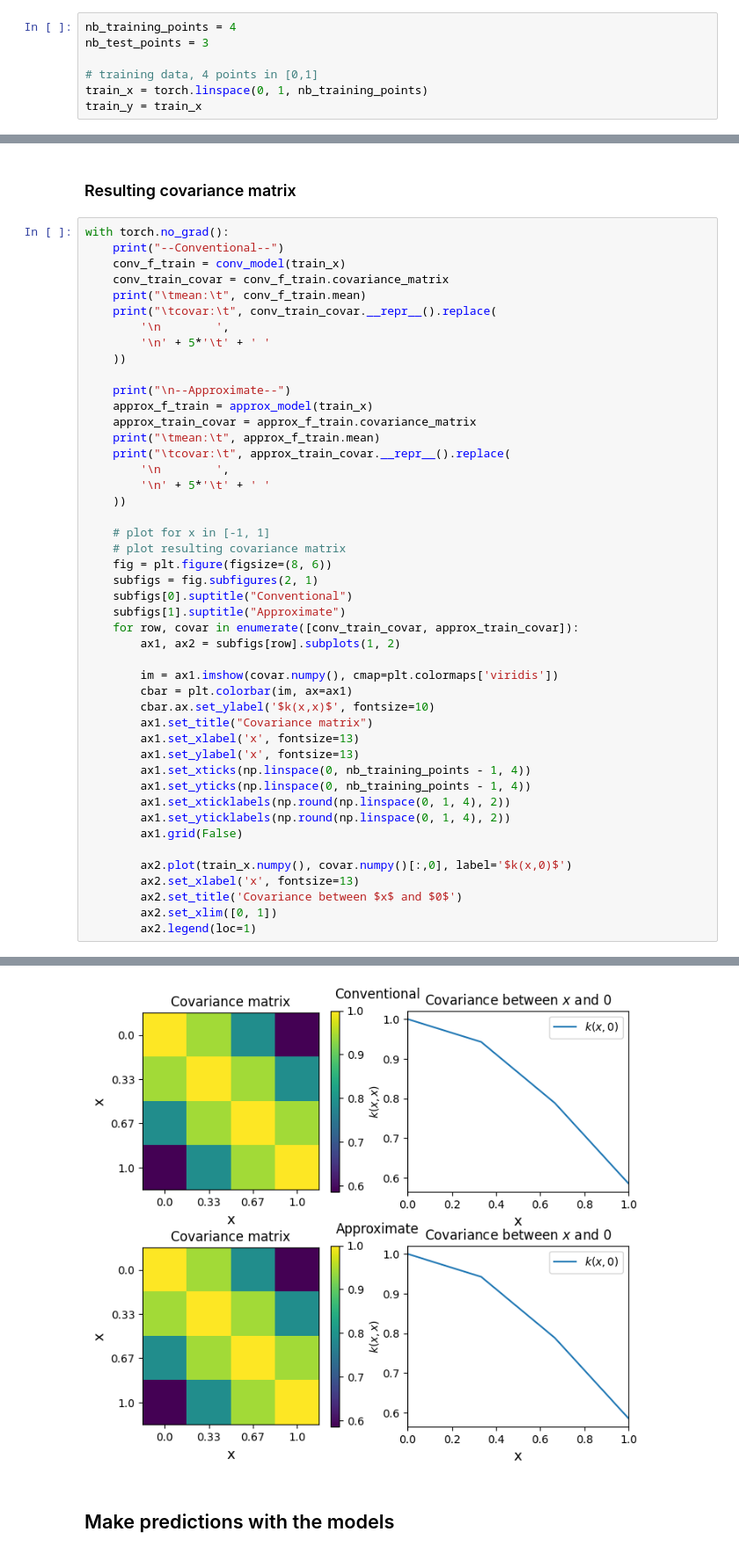
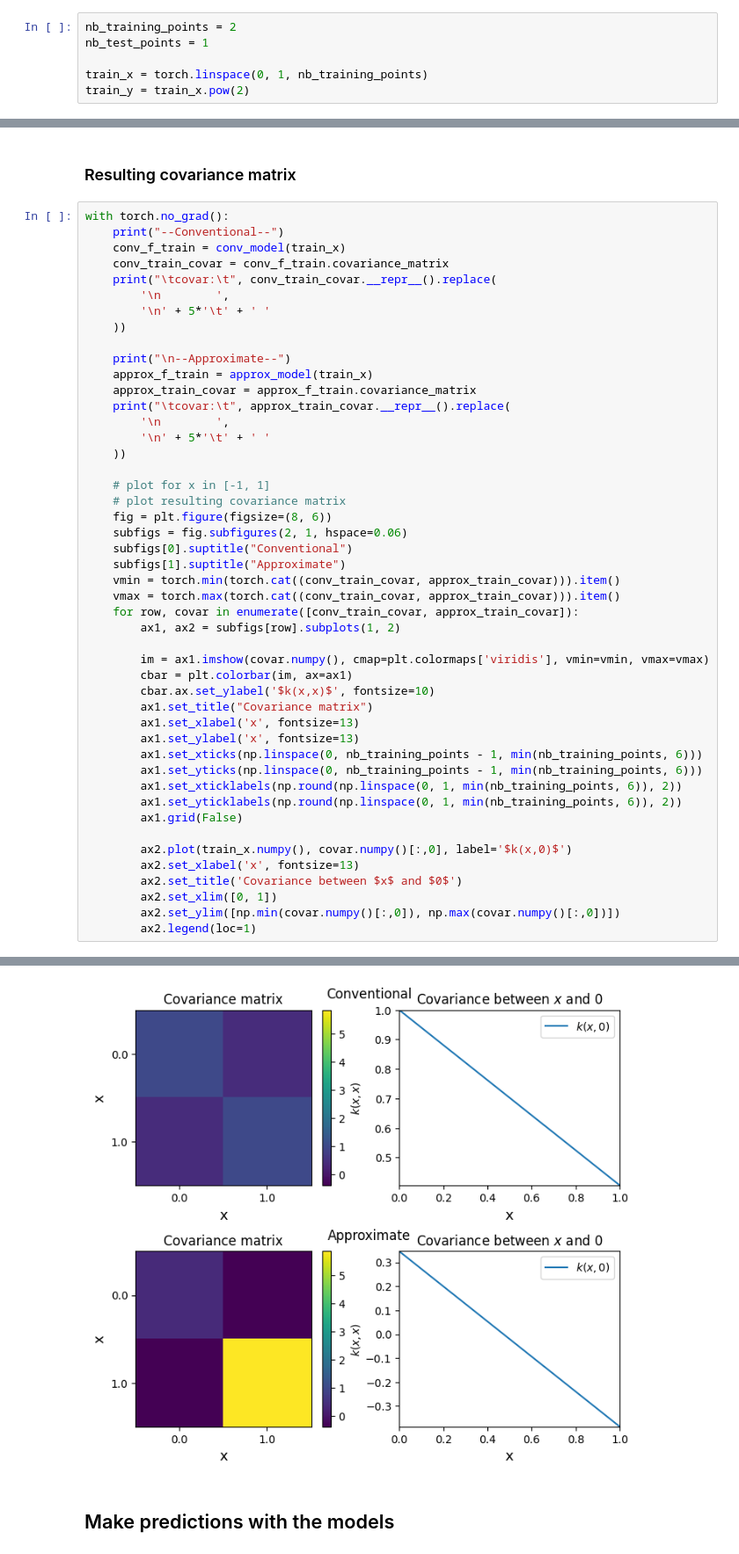
Before and after one commit to Cef0PT/famgpytorch, a Jupyter notebook: playground/first_comparison_conventional_approx.ipynb, the cells around one changed output, grey strips where cells are left out. Shown at 88% size. Cells and saved outputs as stored; diff of their text form.

```diff
--- a/playground/first_comparison_conventional_approx.ipynb
+++ b/playground/first_comparison_conventional_approx.ipynb
@@ -26,10 +28,9 @@ With 4 training examples (regularly spaced points in [0,1]) and 3 test examples
 # %%
-nb_training_points = 4
-nb_test_points = 3
+nb_training_points = 2
+nb_test_points = 1
 
-# training data, 4 points in [0,1]
 train_x = torch.linspace(0, 1, nb_training_points)
-train_y = train_x
+train_y = train_x.pow(2)
 # %% [markdown]
 ## Setting up the models
 Both **GP Models** `gpytorch.models.ExactGP` with:
@@ -152,7 +152,6 @@ with torch.no_grad():
     print("--Conventional--")
     conv_f_train = conv_model(train_x)
     conv_train_covar = conv_f_train.covariance_matrix
-    print("\tmean:\t", conv_f_train.mean)
     print("\tcovar:\t", conv_train_covar.__repr__().replace(
         '\n        ',
         '\n' + 5*'\t' + ' '
@@ -161,7 +160,6 @@ with torch.no_grad():
     print("\n--Approximate--")
     approx_f_train = approx_model(train_x)
     approx_train_covar = approx_f_train.covariance_matrix
-    print("\tmean:\t", approx_f_train.mean)
     print("\tcovar:\t", approx_train_covar.__repr__().replace(
         '\n        ',
         '\n' + 5*'\t' + ' '
@@ -170,28 +168,31 @@ with torch.no_grad():
     # plot for x in [-1, 1]
     # plot resulting covariance matrix
     fig = plt.figure(figsize=(8, 6))
-    subfigs = fig.subfigures(2, 1)
+    subfigs = fig.subfigures(2, 1, hspace=0.06)
     subfigs[0].suptitle("Conventional")
     subfigs[1].suptitle("Approximate")
+    vmin = torch.min(torch.cat((conv_train_covar, approx_train_covar))).item()
+    vmax = torch.max(torch.cat((conv_train_covar, approx_train_covar))).item()
     for row, covar in enumerate([conv_train_covar, approx_train_covar]):
         ax1, ax2 = subfigs[row].subplots(1, 2)
 
-        im = ax1.imshow(covar.numpy(), cmap=plt.colormaps['viridis'])
+        im = ax1.imshow(covar.numpy(), cmap=plt.colormaps['viridis'], vmin=vmin, vmax=vmax)
         cbar = plt.colorbar(im, ax=ax1)
         cbar.ax.set_ylabel('$k(x,x)$', fontsize=10)
         ax1.set_title("Covariance matrix")
         ax1.set_xlabel('x', fontsize=13)
         ax1.set_ylabel('x', fontsize=13)
-        ax1.set_xticks(np.linspace(0, nb_training_points - 1, 4))
-        ax1.set_yticks(np.linspace(0, nb_training_points - 1, 4))
-        ax1.set_xticklabels(np.round(np.linspace(0, 1, 4), 2))
-        ax1.set_yticklabels(np.round(np.linspace(0, 1, 4), 2))
+        ax1.set_xticks(np.linspace(0, nb_training_points - 1, min(nb_training_points, 6)))
+        ax1.set_yticks(np.linspace(0, nb_training_points - 1, min(nb_training_points, 6)))
+        ax1.set_xticklabels(np.round(np.linspace(0, 1, min(nb_training_points, 6)), 2))
+        ax1.set_yticklabels(np.round(np.linspace(0, 1, min(nb_training_points, 6)), 2))
         ax1.grid(False)
 
         ax2.plot(train_x.numpy(), covar.numpy()[:,0], label='$k(x,0)$')
         ax2.set_xlabel('x', fontsize=13)
         ax2.set_title('Covariance between $x$ and $0$')
         ax2.set_xlim([0, 1])
+        ax2.set_ylim([np.min(covar.numpy()[:,0]), np.max(covar.numpy()[:,0])])
         ax2.legend(loc=1)
 # %% [output]
 --Conventional--
@@ -210,4 +217,4 @@ with torch.no_grad():
-[figure, old version]
+[figure, new version]
 # %% [markdown]
 ## Make predictions with the models
 # %%
```
Also changed, not shown: parts of 7 cells of this notebook, 1 other file.
